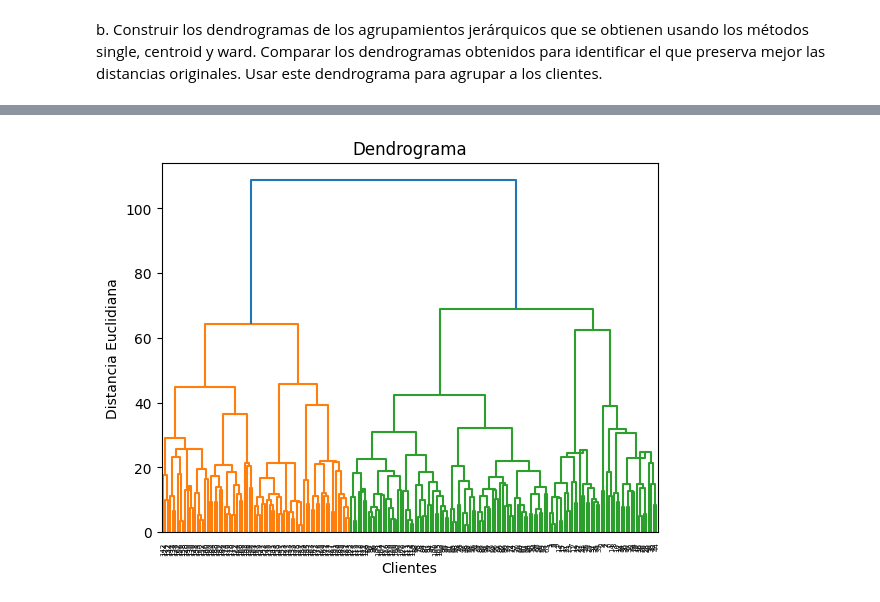
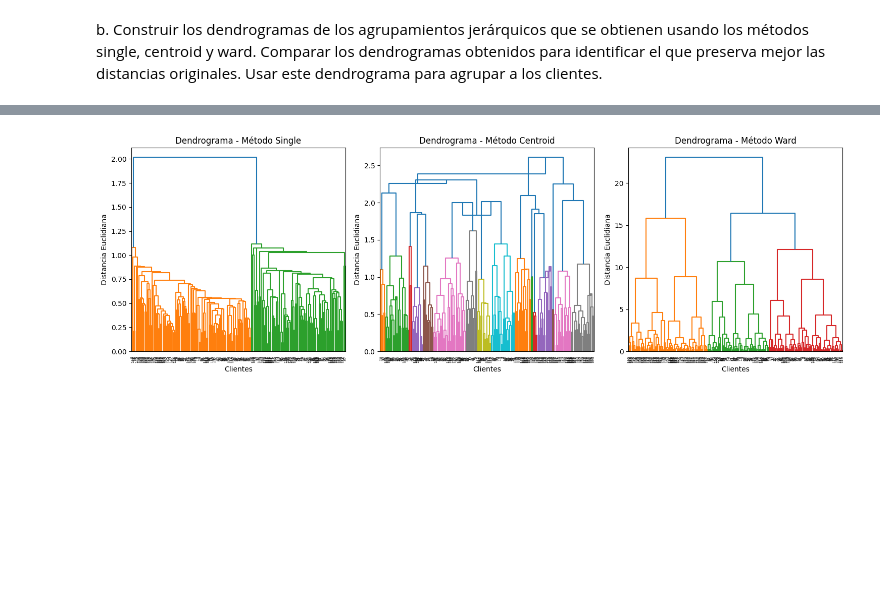
Before and after one commit to Samuelmm15/knowledge-extraction-on-databases, a Jupyter notebook: P2/source/customer-segmentation-case-1.ipynb, the cells around one changed output, grey strips where cells are left out. Drawn from its saved outputs; the diff is of its cells as text; code cells hidden in the pictures; blank space fills up the shorter version.

```diff
--- a/P2/source/customer-segmentation-case-1.ipynb
+++ b/P2/source/customer-segmentation-case-1.ipynb
@@ -73,9 +85,17 @@ plt.show()
 # %%
-# Construcción del dendrograma usando el método centroid
-dendrogram = sch.dendrogram(sch.linkage(dataset, method='centroid'))
-plt.title('Dendrograma')
-plt.xlabel('Clientes')
-plt.ylabel('Distancia Euclidiana')
+# Construcción y visualización de dendrogramas para los métodos single, centroid y ward
+methods = ['single', 'centroid', 'ward']
+
+plt.figure(figsize=(15, 5))
+
+for i, method in enumerate(methods):
+    plt.subplot(1, 3, i + 1)
+    dendrogram = sch.dendrogram(sch.linkage(scaled_features, method=method))
+    plt.title(f'Dendrograma - Método {method.capitalize()}')
+    plt.xlabel('Clientes')
+    plt.ylabel('Distancia Euclidiana')
+
+plt.tight_layout()
 plt.show()
 # %% [output]
-[figure, old version]
+[figure, new version]
```
Also changed, not shown: parts of 4 cells of this notebook.
